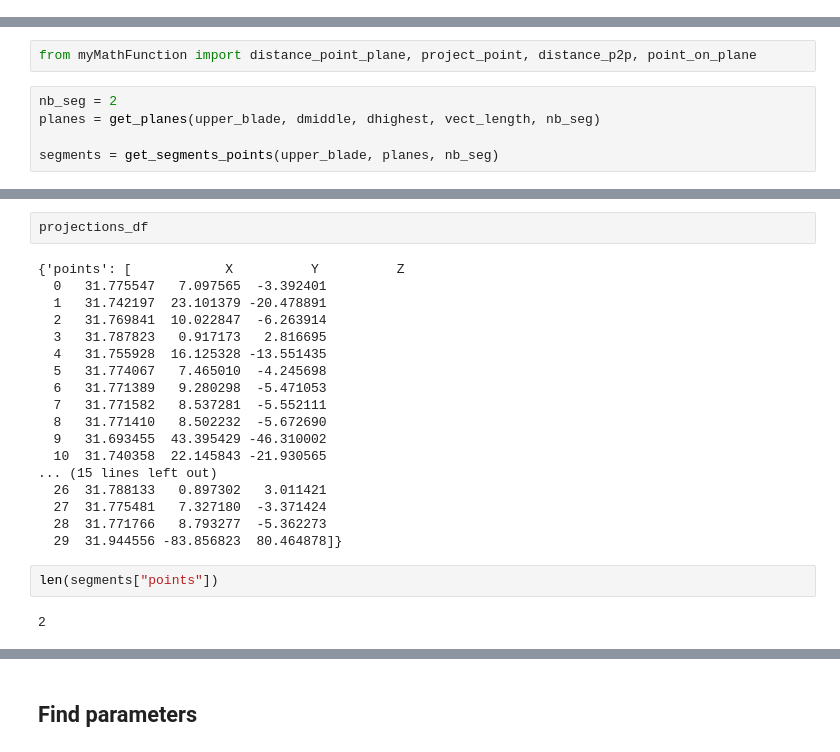
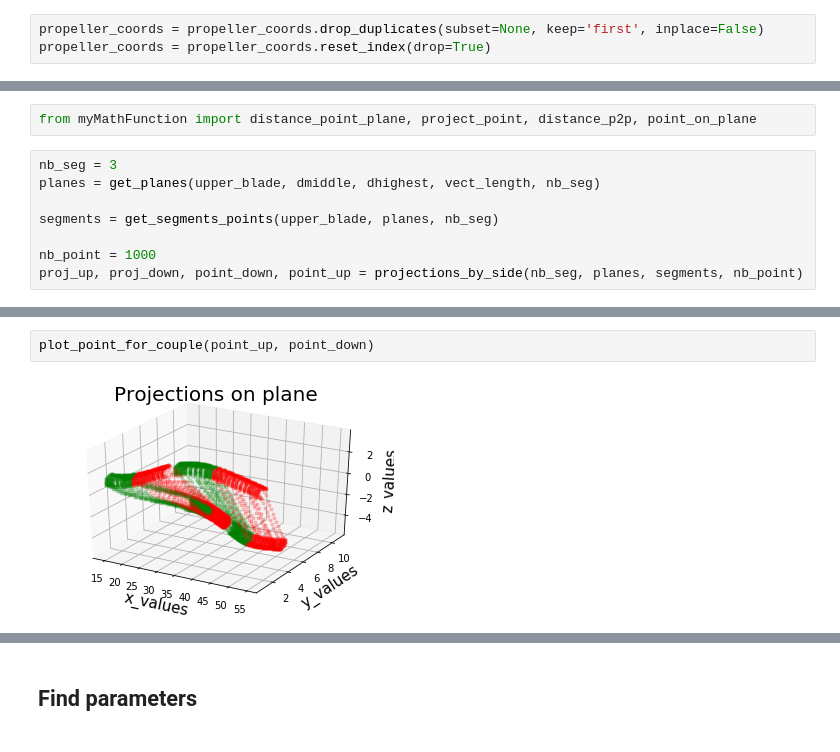
Before and after one commit to PaulineMauryL/PropellerProject, a Jupyter notebook: main.ipynb, the cells around one changed output, grey strips where cells are left out. Cells and saved outputs as stored; diff of their text form.

Commit message:
advance in projection still bug

```diff
--- a/main.ipynb
+++ b/main.ipynb
@@ -21 +27,4 @@ import numpy as np
+# %%
+propeller_coords = propeller_coords.drop_duplicates(subset=None, keep='first', inplace=False)
+propeller_coords = propeller_coords.reset_index(drop=True)
 # %%
@@ -35,7 +42,10 @@ vect_out, vect_side, hub_inner_radius = get_major_axis(propeller_coords, middle_
 # %%
 from myMathFunction import distance_point_plane, project_point, distance_p2p, point_on_plane
 # %%
-nb_seg = 2
+nb_seg = 3
 planes = get_planes(upper_blade, dmiddle, dhighest, vect_length, nb_seg)
 
 segments = get_segments_points(upper_blade, planes, nb_seg)
+
+nb_point = 1000
+proj_up, proj_down, point_down, point_up = projections_by_side(nb_seg, planes, segments, nb_point)
@@ -53,25 +52,5 @@ KeyboardInterrupt:
-# %%
-projections_df
-# %% [output]
-{'points': [            X          Y          Z
-  0   31.775547   7.097565  -3.392401
-  1   31.742197  23.101379 -20.478891
-  2   31.769841  10.022847  -6.263914
-  3   31.787823   0.917173   2.816695
-  4   31.755928  16.125328 -13.551435
-  5   31.774067   7.465010  -4.245698
-  6   31.771389   9.280298  -5.471053
-  7   31.771582   8.537281  -5.552111
-  8   31.771410   8.502232  -5.672690
-  9   31.693455  43.395429 -46.310002
-  10  31.740358  22.145843 -21.930565
-... (15 lines left out)
-  26  31.788133   0.897302   3.011421
-  27  31.775481   7.327180  -3.371424
-  28  31.771766   8.793277  -5.362273
-  29  31.944556 -83.856823  80.464878]}
-# %%
-len(segments["points"])
-# %% [output]
-2
+# %%
+plot_point_for_couple(point_up, point_down)
+# %% [output]
+[figure, added]
 # %%
```
Also changed, not shown: parts of 17 cells of this notebook, 5 other files.
